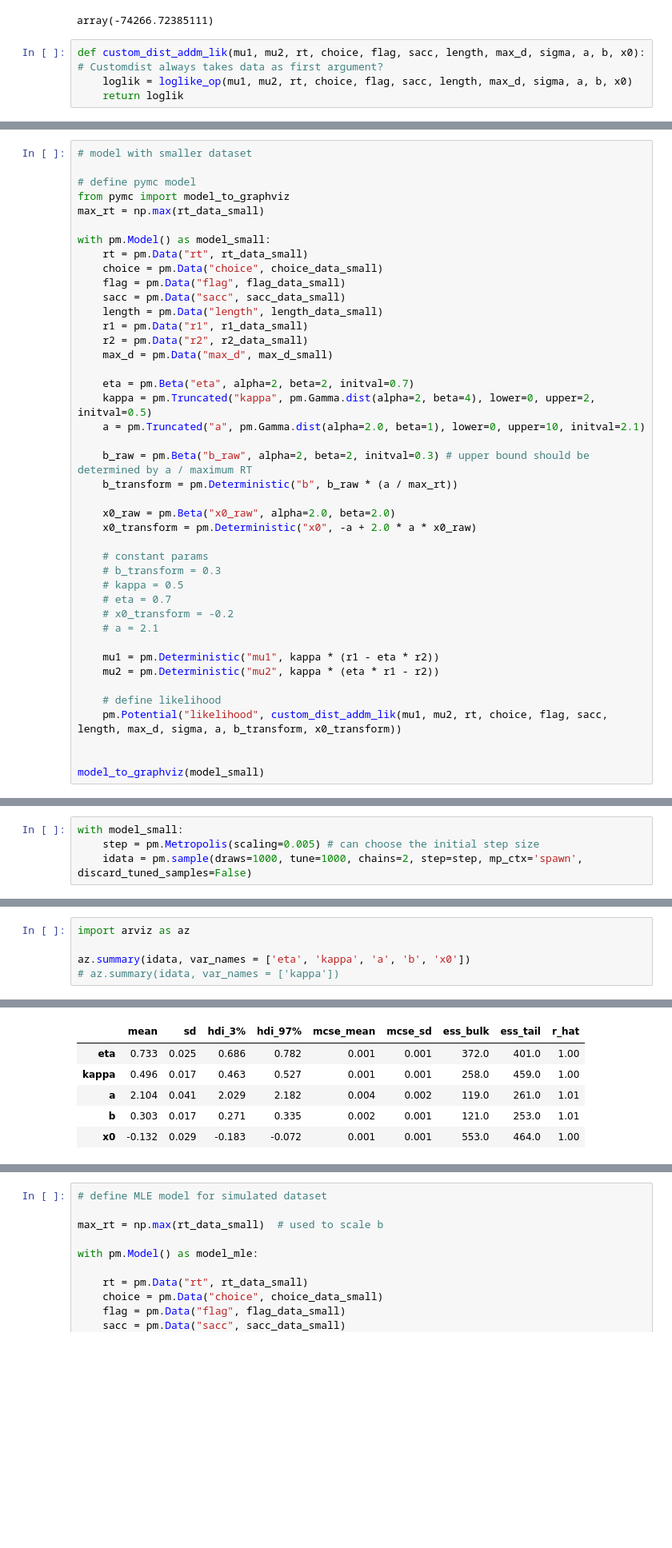
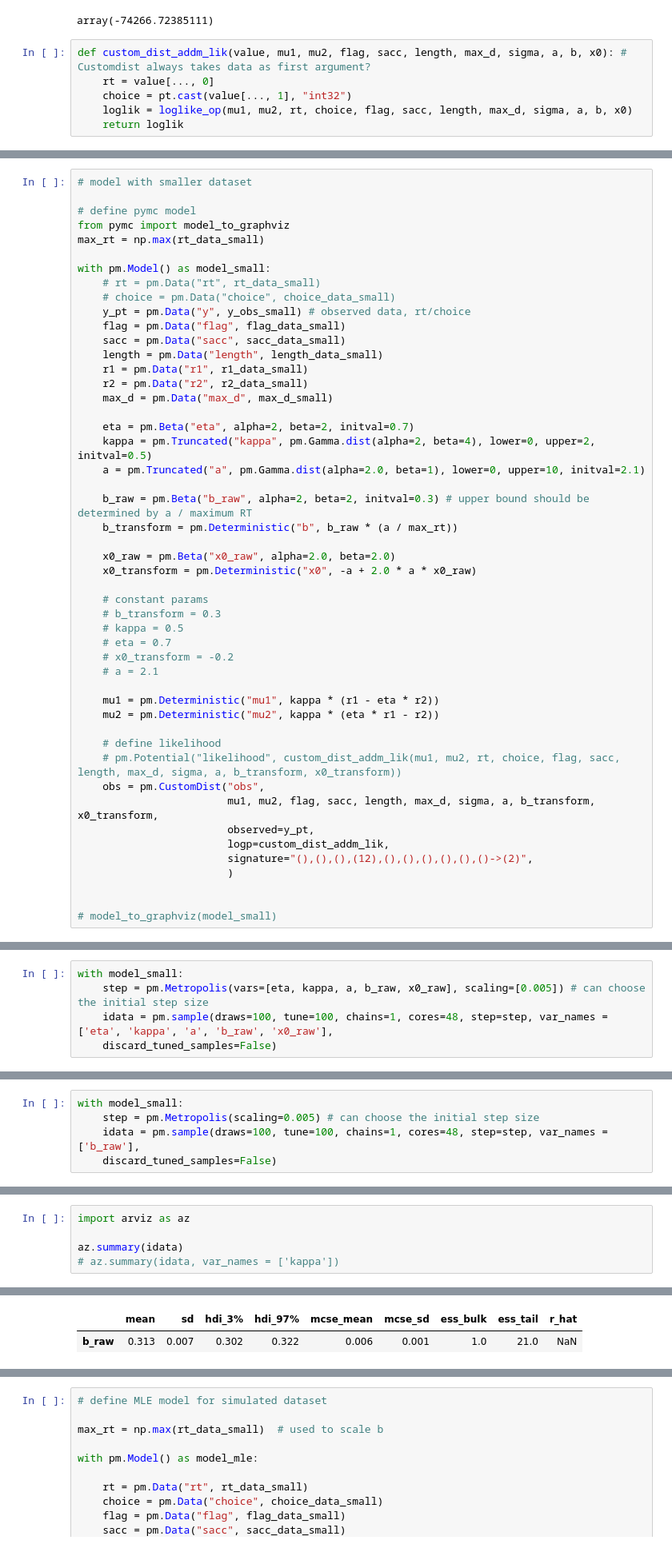
Before and after one commit to AndrewZhang599/efficient-fpt, a Jupyter notebook: andrew_notebooks/pymc_likelihood.ipynb, the cells around one changed output, grey strips where cells are left out. Shown at 80% size. Saved outputs shown, nothing was run; the diff lists cells and outputs as text; blank space fills up the shorter version.

Commit message:
Please enter the commit message for your changes. Lines starting recent changes to customdist

```diff
--- a/andrew_notebooks/pymc_likelihood.ipynb
+++ b/andrew_notebooks/pymc_likelihood.ipynb
@@ -283,7 +296,9 @@ test_loglike.eval()
 # %% [output]
 array(-74266.72385111)
 # %%
-def custom_dist_addm_lik(mu1, mu2, rt, choice, flag, sacc, length, max_d, sigma, a, b, x0): # Customdist always takes data as first argument?
+def custom_dist_addm_lik(value, mu1, mu2, flag, sacc, length, max_d, sigma, a, b, x0): # Customdist always takes data as first argument?
+    rt = value[..., 0]
+    choice = pt.cast(value[..., 1], "int32")
     loglik = loglike_op(mu1, mu2, rt, choice, flag, sacc, length, max_d, sigma, a, b, x0)
     return loglik
 # %%
@@ -323,8 +336,9 @@ from pymc import model_to_graphviz
 max_rt = np.max(rt_data_small)
 
 with pm.Model() as model_small:
-    rt = pm.Data("rt", rt_data_small)
-    choice = pm.Data("choice", choice_data_small)
+    # rt = pm.Data("rt", rt_data_small)
+    # choice = pm.Data("choice", choice_data_small)
+    y_pt = pm.Data("y", y_obs_small) # observed data, rt/choice
     flag = pm.Data("flag", flag_data_small)
     sacc = pm.Data("sacc", sacc_data_small)
     length = pm.Data("length", length_data_small)
@@ -353,7 +367,13 @@ with pm.Model() as model_small:
     mu2 = pm.Deterministic("mu2", kappa * (eta * r1 - r2))
 
     # define likelihood
-    pm.Potential("likelihood", custom_dist_addm_lik(mu1, mu2, rt, choice, flag, sacc, length, max_d, sigma, a, b_transform, x0_transform))
+    # pm.Potential("likelihood", custom_dist_addm_lik(mu1, mu2, rt, choice, flag, sacc, length, max_d, sigma, a, b_transform, x0_transform))
+    obs = pm.CustomDist("obs",
+                        mu1, mu2, flag, sacc, length, max_d, sigma, a, b_transform, x0_transform,
+                        observed=y_pt,
+                        logp=custom_dist_addm_lik,
+                        signature="(),(),(),(12),(),(),(),(),(),()->(2)",
+                        )
 
 
-model_to_graphviz(model_small)
+# model_to_graphviz(model_small)
@@ -388,5 +402,6 @@ Average logp eval time: 0.02653021812438965
 # %%
 with model_small:
-    step = pm.Metropolis(scaling=0.005) # can choose the initial step size
-    idata = pm.sample(draws=1000, tune=1000, chains=2, step=step, mp_ctx='spawn', discard_tuned_samples=False)
+    step = pm.Metropolis(vars=[eta, kappa, a, b_raw, x0_raw], scaling=[0.005]) # can choose the initial step size
+    idata = pm.sample(draws=100, tune=100, chains=1, cores=48, step=step, var_names = ['eta', 'kappa', 'a', 'b_raw', 'x0_raw'],
+    discard_tuned_samples=False)
 # %% [output]
@@ -405,0 +409,5 @@ The effective sample size per chain is smaller than 100 for some parameters.  A
+# %%
+with model_small:
+    step = pm.Metropolis(scaling=0.005) # can choose the initial step size
+    idata = pm.sample(draws=100, tune=100, chains=1, cores=48, step=step, var_names = ['b_raw'],
+    discard_tuned_samples=False)
@@ -406,6 +424,6 @@ The effective sample size per chain is smaller than 100 for some parameters.  A
 # %%
 import arviz as az
 
-az.summary(idata, var_names = ['eta', 'kappa', 'a', 'b', 'x0'])
+az.summary(idata)
 # az.summary(idata, var_names = ['kappa'])
 # %% [output]
@@ -412,9 +431,5 @@ az.summary(idata, var_names = ['eta', 'kappa', 'a', 'b', 'x0'])
 |  | mean | sd | hdi_3% | hdi_97% | mcse_mean | mcse_sd | ess_bulk | ess_tail | r_hat |
-| eta | 0.733 | 0.025 | 0.686 | 0.782 | 0.001 | 0.001 | 372.0 | 401.0 | 1.00 |
-| kappa | 0.496 | 0.017 | 0.463 | 0.527 | 0.001 | 0.001 | 258.0 | 459.0 | 1.00 |
-| a | 2.104 | 0.041 | 2.029 | 2.182 | 0.004 | 0.002 | 119.0 | 261.0 | 1.01 |
-| b | 0.303 | 0.017 | 0.271 | 0.335 | 0.002 | 0.001 | 121.0 | 253.0 | 1.01 |
-| x0 | -0.132 | 0.029 | -0.183 | -0.072 | 0.001 | 0.001 | 553.0 | 464.0 | 1.00 |
+| b_raw | 0.313 | 0.007 | 0.302 | 0.322 | 0.006 | 0.001 | 1.0 | 21.0 | NaN |
 # %%
 import matplotlib.pyplot as plt
 
```
Also changed, not shown: parts of 11 cells of this notebook.
